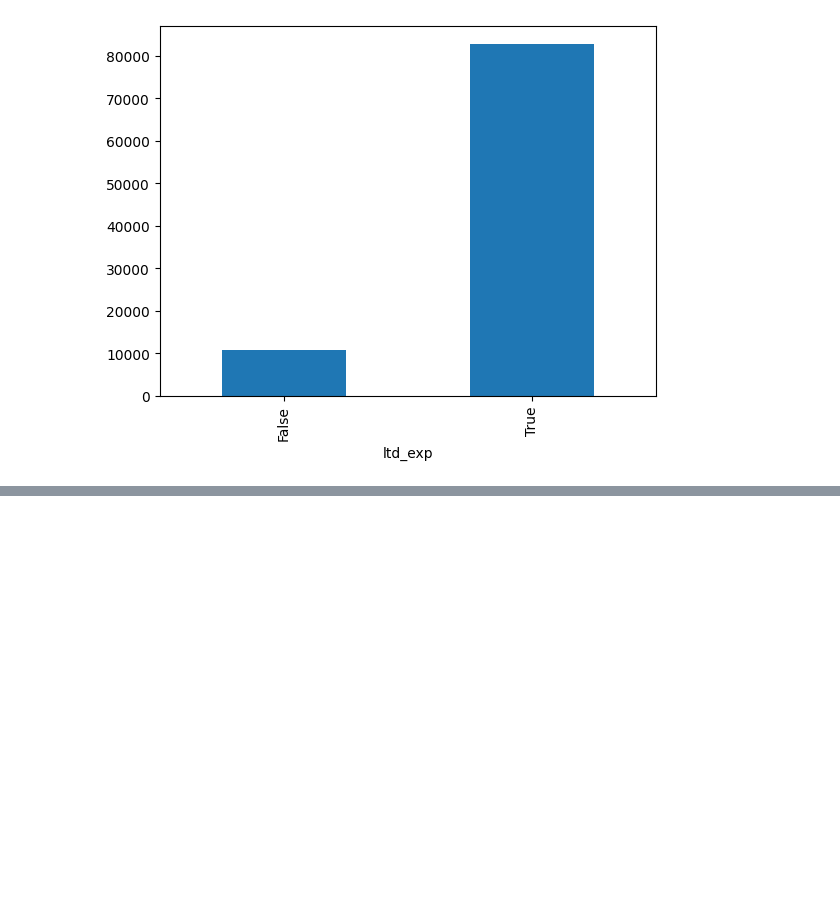
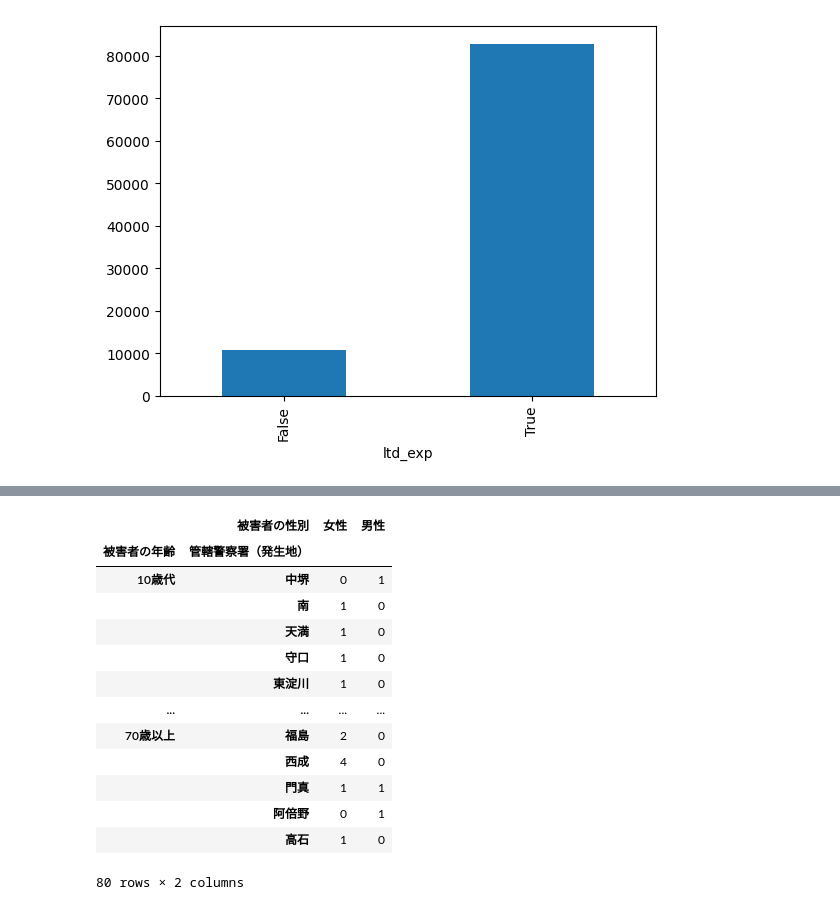
Before and after one commit to komorimasashi/kakuritsu_toukei_1, a Jupyter notebook: 12th_lec_tabulation.ipynb, the cells around one changed output, grey strips where cells are left out. Drawn from its saved outputs; the diff is of its cells as text; code cells hidden in the pictures; blank space fills up the shorter version.

```diff
--- a/12th_lec_tabulation.ipynb
+++ b/12th_lec_tabulation.ipynb
@@ -200,0 +208,9 @@ attri_data_frame.groupby("ltd_exp")["passengers"].mean().plot.bar(x ='ltd_exp',y
+# %%
+# CSVファイルのURL
+url = "https://www.police.pref.osaka.lg.jp/material/files/group/2/osaka_2022hittakuri.csv"
+
+# CSVファイルを読み込み、データフレームに変換
+#「cp932」はShift_JISという文字コードの別名．これを指定しないと日本語が含まれている場合上手く読み込めない
+df = pd.read_csv(url, encoding="cp932")
+
+type(df) #pd.read_csv()で読み込んだデータの型はDataFrameになる
@@ -200,0 +252,19 @@ attri_data_frame.groupby("ltd_exp")["passengers"].mean().plot.bar(x ='ltd_exp',y
+# %%
+# 少し複雑なクロス集計を実行
+cross_tab = pd.crosstab(index=[df["被害者の年齢"],df["管轄警察署（発生地）"]], columns=df["被害者の性別"])
+cross_tab
+# %% [output]
+|  | 被害者の性別 | 女性 | 男性 |
+| 被害者の年齢 | 管轄警察署（発生地） |  |  |
+| 10歳代 | 中堺 | 0 | 1 |
+|  | 南 | 1 | 0 |
+|  | 天満 | 1 | 0 |
+|  | 守口 | 1 | 0 |
+|  | 東淀川 | 1 | 0 |
+| ... | ... | ... | ... |
+| 70歳以上 | 福島 | 2 | 0 |
+|  | 西成 | 4 | 0 |
+|  | 門真 | 1 | 1 |
+|  | 阿倍野 | 0 | 1 |
+|  | 高石 | 1 | 0 |
+80 rows × 2 columns
```
Also changed, not shown: parts of 5 cells of this notebook.
